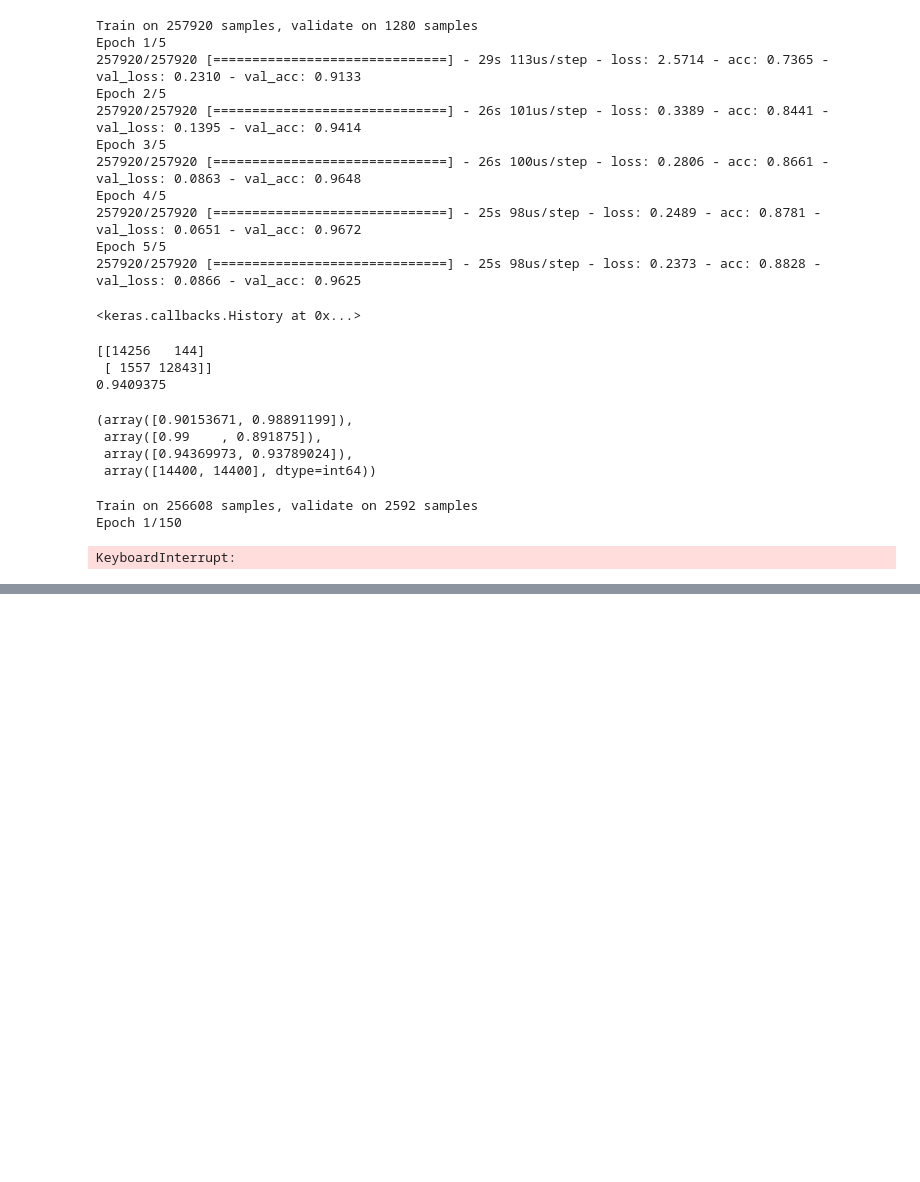
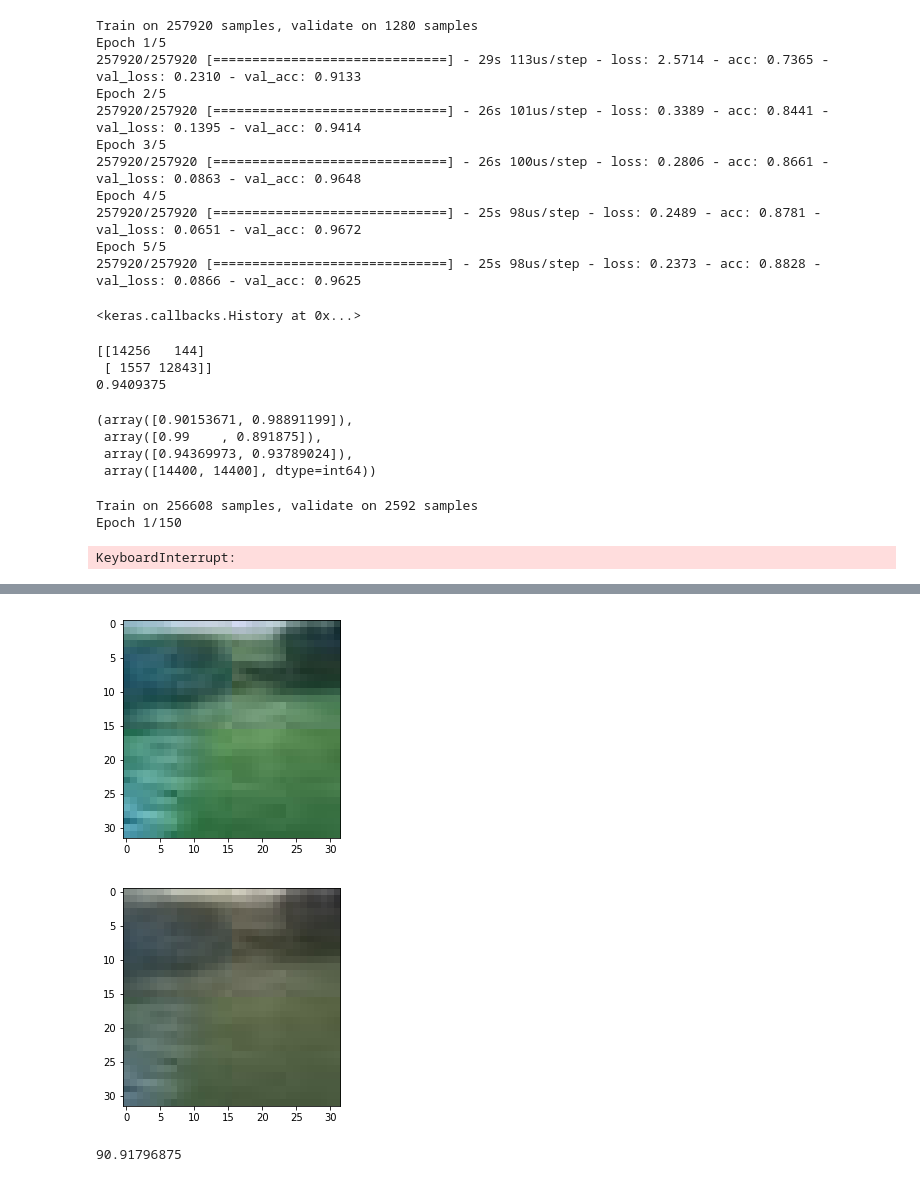
Before and after one commit to chunloklo/inverse, a Jupyter notebook: CNN Testing.ipynb, the cells around one changed output, grey strips where cells are left out. Cells and saved outputs as stored; diff of their text form; code cells hidden in the pictures; blank space fills up the shorter version.

```diff
--- a/CNN Testing.ipynb
+++ b/CNN Testing.ipynb
@@ -213,7 +218,6 @@ def createImageData(images, trainPercentage):
 
     testImgList = []
     testVectors = []
-
 
     #data for original image
     for c in range(categories):
@@ -245,8 +249,8 @@ def createImageData(images, trainPercentage):
     X, y = shuffle(X, y, random_state=0)
     Xtest, ytest = shuffle(Xtest, ytest, random_state=0)
     return X, y, Xtest, ytest
-# X, y, Xtest, ytest = createDataPlaces([origImg, clarendon, gingham, juno, lark, gotham, reyes], .9)
-imX, imy, imXtest, imytest = createImageData([origImg, clarendon], .9)
+X, y, Xtest, ytest = createImageData([origImg, clarendon, gingham, juno, lark, gotham, reyes], .9)
+# imX, imy, imXtest, imytest = createImageData([origImg, clarendon], .9)
 # %% [output]
 9000
 9000
@@ -266,7 +278,7 @@ def divideImages(X, y):
     imXsmall = np.array(imXsmall)
     imysmall = np.array(imysmall)
     return imXsmall, imysmall
-imXsmall, imysmall = divideImages(imX, imy)
+imXsmall, imysmall = divideImages(X, y)
 imXsmall, imysmall = shuffle(imXsmall, imysmall, random_state=0)
 # %%
 imsmallResidual = imysmall - imXsmall
@@ -297,9 +300,9 @@ from keras.layers import LeakyReLU
 import numpy as np
 
 model = Sequential()
-model.add(Conv2D(32, (3, 3), input_shape=(32, 32, 3), padding='same'))
+model.add(Conv2D(6, (3, 3), input_shape=(32, 32, 3), padding='same'))
 model.add(LeakyReLU(alpha=0.3))
-model.add(Conv2D(32, (3, 3), padding='same'))
+model.add(Conv2D(6, (3, 3), padding='same'))
 model.add(Dense(128))
 model.add(LeakyReLU(alpha=0.3))
 model.add(Dense(256))
@@ -317,5 +320,5 @@ model.add(Conv2D(3, (3, 3), padding='same'))
 #model.add(Dense(2, activation='softmax'))
 model.compile(loss='mean_squared_error', optimizer='adam', metrics=['mae'])
 # %%
-model.fit(imXsmall, imysmall, epochs=5, batch_size=256, validation_split=0.01)
+model.fit(imXsmall, imysmall, epochs=1, batch_size=256, validation_split=0.01)
 # %% [output]
@@ -338,3 +333,14 @@ np.mean(np.abs(imXsmall - imysmall))
 # %%
 from keras.models import load_model
 model.save('EndToEndNN0.h5')
+# %%
+i = 442
+plt.imshow(imXsmall[i])
+plt.show()
+plt.imshow(imysmall[i])
+plt.show()
+print(np.mean(np.abs(imXsmall[i] - imysmall[i])))
+# %% [output]
+[figure, added]
+[figure, added]
+90.91796875
```
Also changed, not shown: parts of 8 cells of this notebook, 1 other file.
